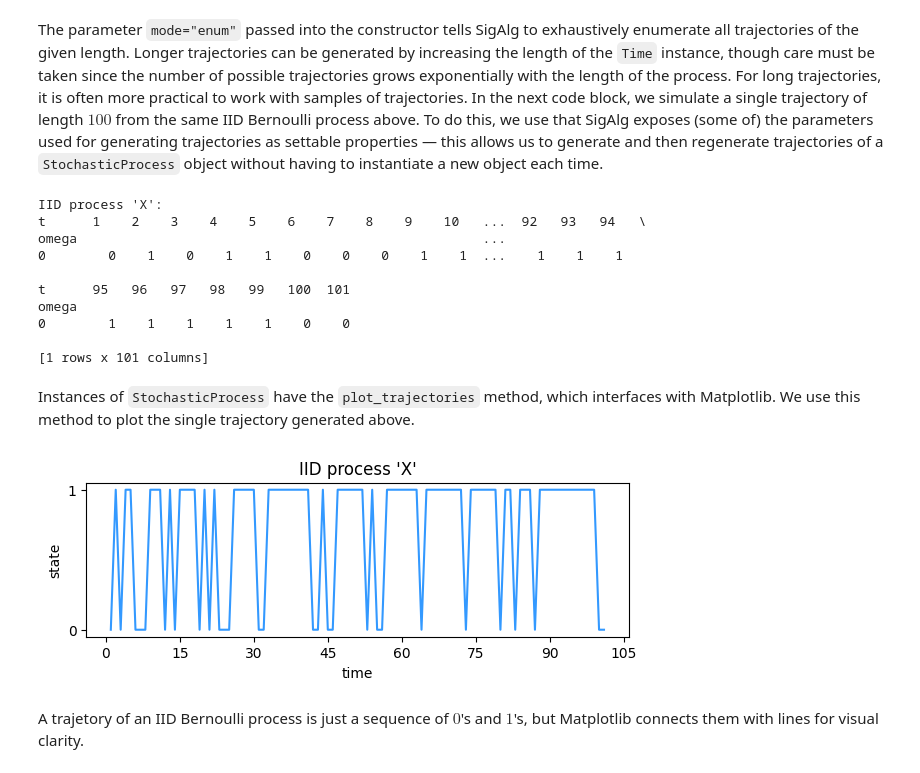
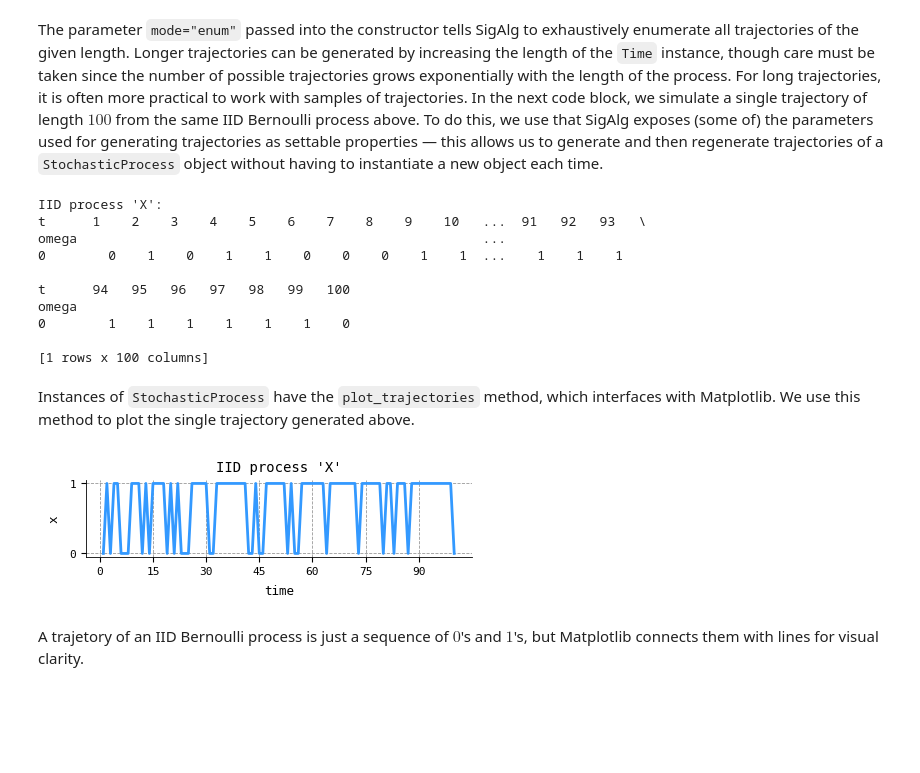
Before and after one commit to jmyers7/sigalg, a Jupyter notebook: docs/notebooks/tutorials/stochastic-calc-1.ipynb, the cells around one changed output. Cells and saved outputs as stored; diff of their text form; code cells hidden in the pictures; blank space fills up the shorter version.

```diff
--- a/docs/notebooks/tutorials/stochastic-calc-1.ipynb
+++ b/docs/notebooks/tutorials/stochastic-calc-1.ipynb
@@ -142,7 +140,7 @@ omega
 The parameter `mode="enum"` passed into the constructor tells SigAlg to exhaustively enumerate all trajectories of the given length. Longer trajectories can be generated by increasing the length of the `Time` instance, though care must be taken since the number of possible trajectories grows exponentially with the length of the process. For long trajectories, it is often more practical to work with samples of trajectories. In the next code block, we simulate a single trajectory of length $100$ from the same IID Bernoulli process above. To do this, we use that SigAlg exposes (some of) the parameters used for generating trajectories as settable properties — this allows us to generate and then regenerate trajectories of a `StochasticProcess` object without having to instantiate a new object each time.
 # %%
 # Define a longer time index
-T = sa.Time.discrete(start=1, length=100)
+T = sa.Time.discrete(start=1, stop=100)
 
 # Reset the generation parameters of the process
 X.time = T
@@ -155,25 +153,33 @@ X.regenerate()
 print(X)
 # %% [output]
 IID process 'X':
-t      1    2    3    4    5    6    7    8    9    10   ...  92   93   94   \
+t      1    2    3    4    5    6    7    8    9    10   ...  91   92   93   \
 omega                                                    ...
 0        0    1    0    1    1    0    0    0    1    1  ...    1    1    1
 
-t      95   96   97   98   99   100  101
+t      94   95   96   97   98   99   100
 omega
-0        1    1    1    1    1    0    0
+0        1    1    1    1    1    1    0
 
-[1 rows x 101 columns]
+[1 rows x 100 columns]
 # %% [markdown]
 Instances of `StochasticProcess` have the `plot_trajectories` method, which interfaces with Matplotlib. We use this method to plot the single trajectory generated above.
 # %%
 import matplotlib.pyplot as plt
 
-_, ax = plt.subplots(figsize=(7, 2))
-X.plot_trajectories(ax=ax, colors=["#3399FF"])
+plt.style.use("/Users/johnmyers/dev/site/aux-files/custom-theme-white.mplstyle")
+
+# Define color palette for plots
+yellow = "#FFC300"
+blue = "#3399FF"
+purple = "#AA77CC"
+
+fig, ax = plt.subplots(figsize=(4.98, 1))
+X.plot_trajectories(ax=ax, y_label="x", colors=[blue])
+fig.savefig("bernoulli-trajectories.pdf", bbox_inches="tight")
 plt.show()
 # %% [output]
-[figure, old version]
+[figure, new version]
 # %% [markdown]
 A trajetory of an IID Bernoulli process is just a sequence of $0$'s and $1$'s, but Matplotlib connects them with lines for visual clarity.
 # %% [markdown]
```
Also changed, not shown: parts of 15 cells of this notebook.
